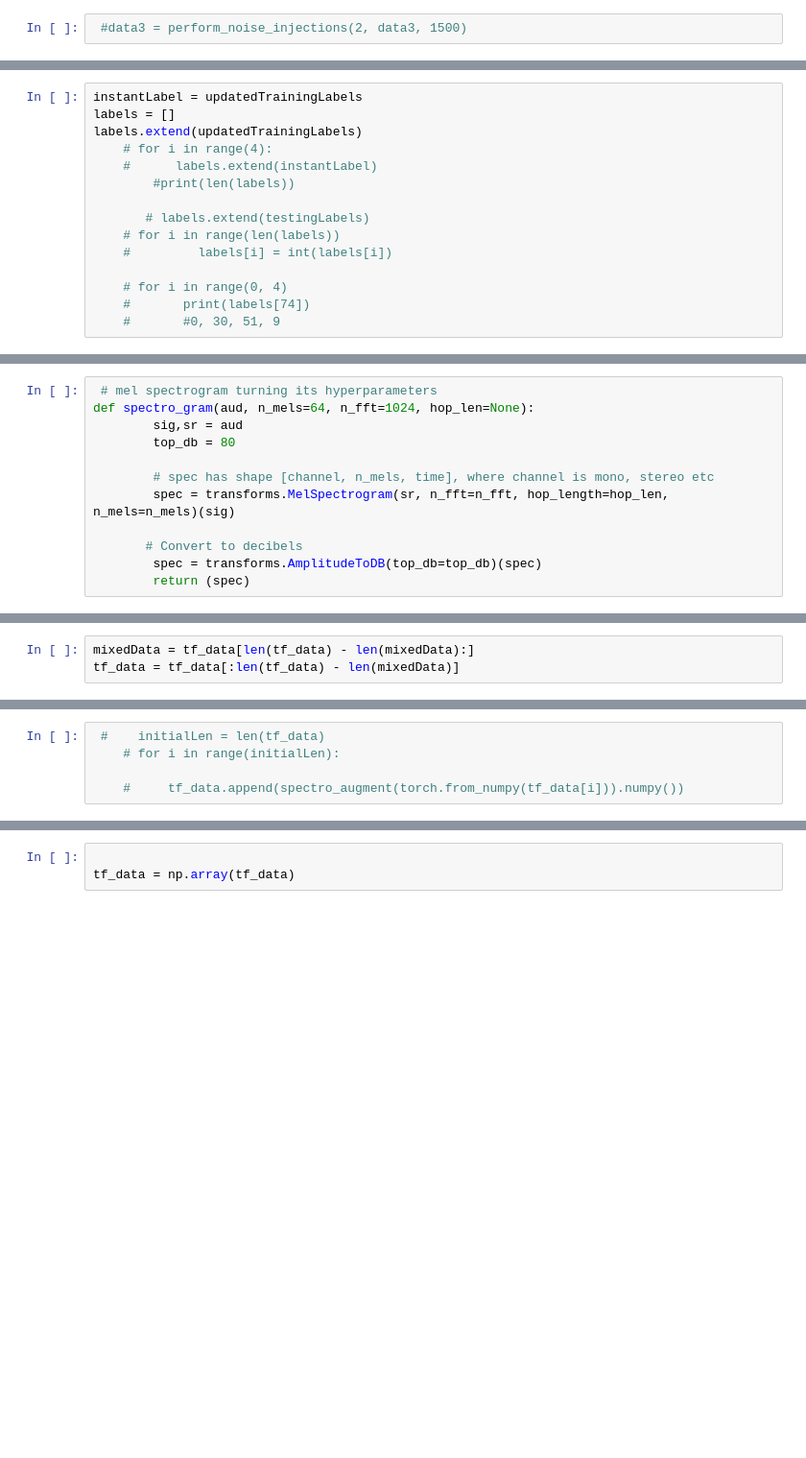
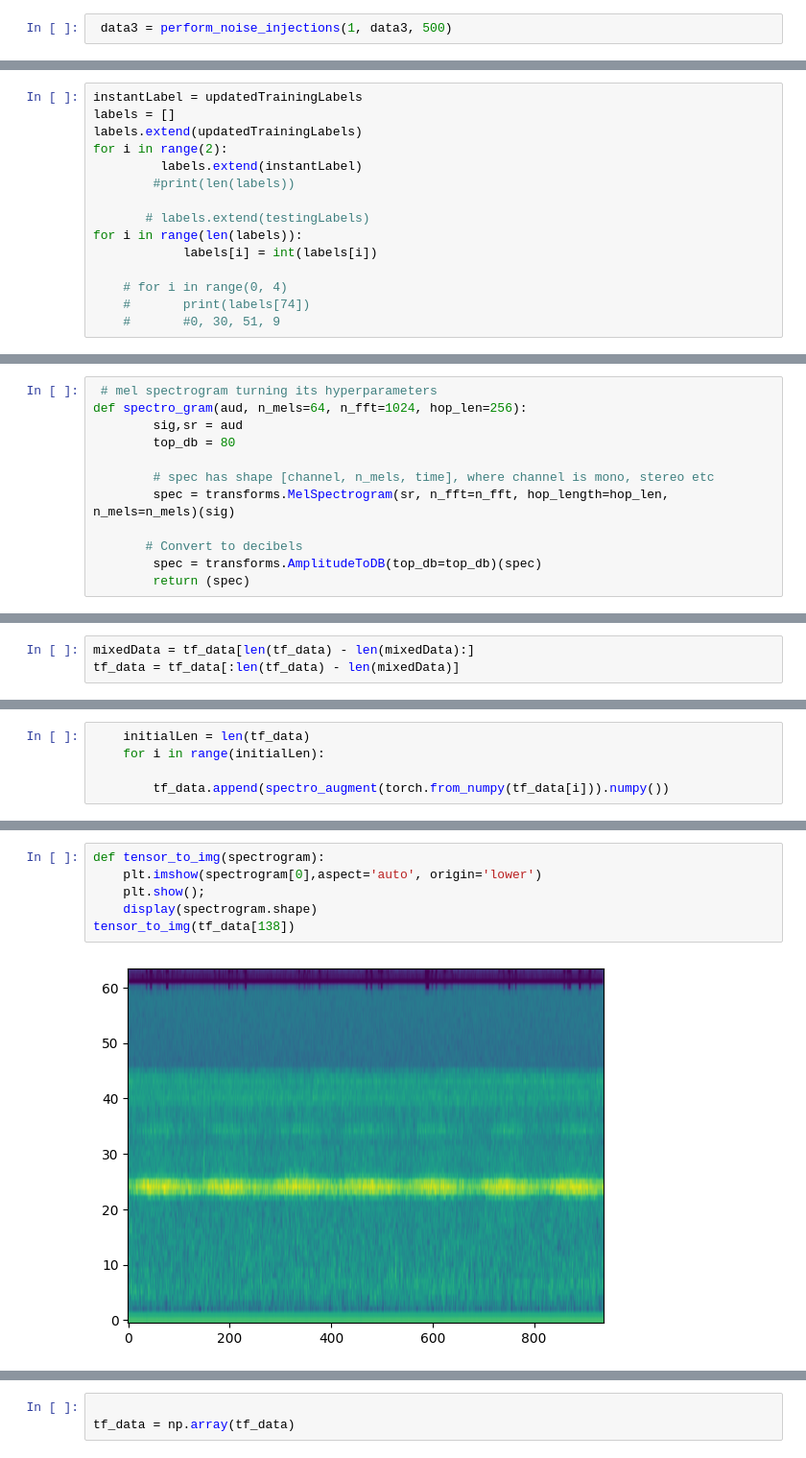
Before and after one commit to blueflare743/FrogProject-V1.00-, a Jupyter notebook: FrogProject2.ipynb, the cells around one changed output, grey strips where cells are left out. Shown at 96% size. Drawn from its saved outputs; the diff is of its cells as text; blank space fills up the shorter version.

```diff
--- a/FrogProject2.ipynb
+++ b/FrogProject2.ipynb
@@ -522,5 +560,5 @@ TIMES = 100
 # %%
- #data3 = perform_noise_injections(2, data3, 1500)
+ data3 = perform_noise_injections(1, data3, 500)
 # %%
 len(data3)
 # %% [output]
@@ -603,13 +661,13 @@ print(len(mixedData))
 instantLabel = updatedTrainingLabels
 labels = []
 labels.extend(updatedTrainingLabels)
-    # for i in range(4):
-    #      labels.extend(instantLabel)
+for i in range(2):
+         labels.extend(instantLabel)
         #print(len(labels))
 
        # labels.extend(testingLabels)
-    # for i in range(len(labels))
-    #         labels[i] = int(labels[i])
+for i in range(len(labels)):
+            labels[i] = int(labels[i])
 
     # for i in range(0, 4)
     #       print(labels[74])
@@ -627,6 +689,6 @@ print(updatedTrainingLabels[30])
 # %%
  # mel spectrogram turning its hyperparameters
-def spectro_gram(aud, n_mels=64, n_fft=1024, hop_len=None):
+def spectro_gram(aud, n_mels=64, n_fft=1024, hop_len=256):
         sig,sr = aud
         top_db = 80
 
@@ -696,6 +776,6 @@ print(len(labels))
 # %%
- #    initialLen = len(tf_data)
-    # for i in range(initialLen):
+    initialLen = len(tf_data)
+    for i in range(initialLen):
 
-    #     tf_data.append(spectro_augment(torch.from_numpy(tf_data[i])).numpy())
+        tf_data.append(spectro_augment(torch.from_numpy(tf_data[i])).numpy())
 # %%
@@ -706,0 +785,8 @@ print(len(labels))
+# %%
+def tensor_to_img(spectrogram):
+    plt.imshow(spectrogram[0],aspect='auto', origin='lower')
+    plt.show();
+    display(spectrogram.shape)
+tensor_to_img(tf_data[138])
+# %% [output]
+[figure, added]
```
Also changed, not shown: parts of 113 cells of this notebook, 1 other file.
